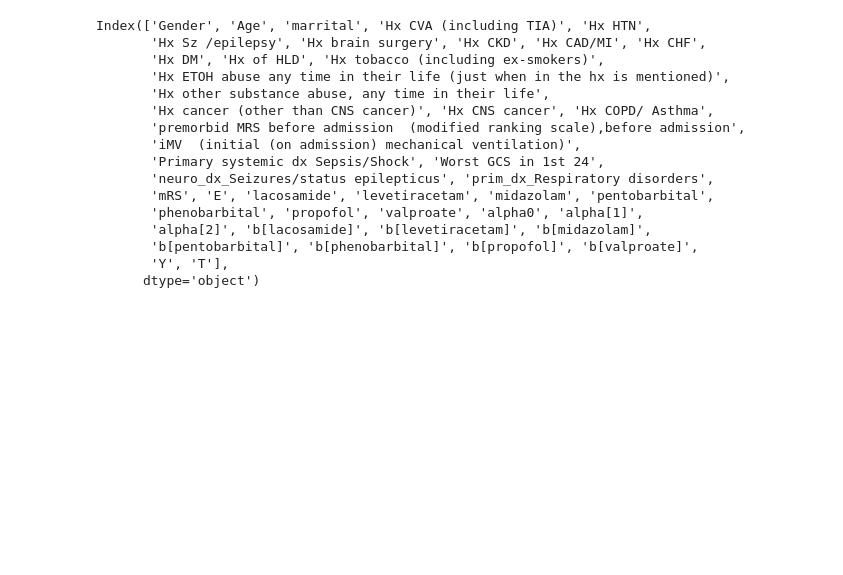
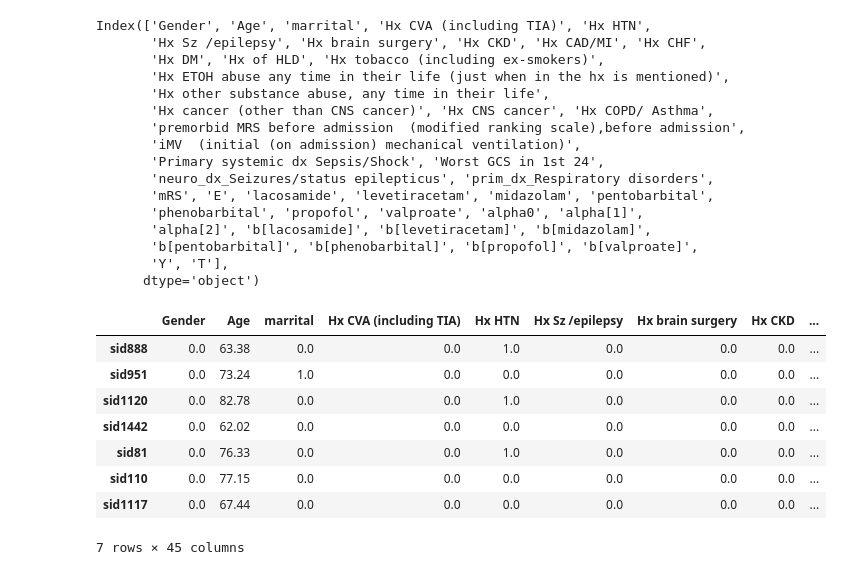
Before and after one commit to Hockey86/iic_causal_inference, a Jupyter notebook: aim2/short_term_drug_effect.ipynb, the cells around one changed output. Drawn from its saved outputs; the diff is of its cells as text; code cells hidden in the pictures; blank space fills up the shorter version.

```diff
--- a/aim2/short_term_drug_effect.ipynb
+++ b/aim2/short_term_drug_effect.ipynb
@@ -827,3 +827,23 @@ Index(['Gender', 'Age', 'marrital', 'Hx CVA (including TIA)', 'Hx HTN',
        'b[pentobarbital]', 'b[phenobarbital]', 'b[propofol]', 'b[valproate]',
        'Y', 'T'],
       dtype='object')
+# %%
+tightest_matched_units = m_dict_dict['max'][0.8].CATE_df.sort_values(by='avg.Diameter').iloc[:10].index
+tightest_mg = (m_dict_dict['max'][0.8].MG_matrix.loc[tightest_matched_units]>24)
+# %%
+for i in tightest_mg.index:
+    mg_i = tightest_mg.loc[i]
+    mg_i = mg_i[mg_i>0].index
+    df_dict_dict['max'][0.8].loc[mg_i].to_csv('matched_group_%s_24_c_pkpd.csv'%(str(i)))
+# %%
+df_dict_dict['max'][0.8].loc[mg_i]
+# %% [output]
+|  | Gender | Age | marrital | Hx CVA (including TIA) | Hx HTN | Hx Sz /epilepsy | Hx brain surgery | Hx CKD | ... |
+| sid888 | 0.0 | 63.38 | 0.0 | 0.0 | 1.0 | 0.0 | 0.0 | 0.0 | ... |
+| sid951 | 0.0 | 73.24 | 1.0 | 0.0 | 0.0 | 0.0 | 0.0 | 0.0 | ... |
+| sid1120 | 0.0 | 82.78 | 0.0 | 0.0 | 1.0 | 0.0 | 0.0 | 0.0 | ... |
+| sid1442 | 0.0 | 62.02 | 0.0 | 0.0 | 0.0 | 0.0 | 0.0 | 0.0 | ... |
+| sid81 | 0.0 | 76.33 | 0.0 | 0.0 | 1.0 | 0.0 | 0.0 | 0.0 | ... |
+| sid110 | 0.0 | 77.15 | 0.0 | 0.0 | 0.0 | 0.0 | 0.0 | 0.0 | ... |
+| sid1117 | 0.0 | 67.44 | 0.0 | 0.0 | 0.0 | 0.0 | 0.0 | 0.0 | ... |
+7 rows × 45 columns
```
Also changed, not shown: 30 other files.
